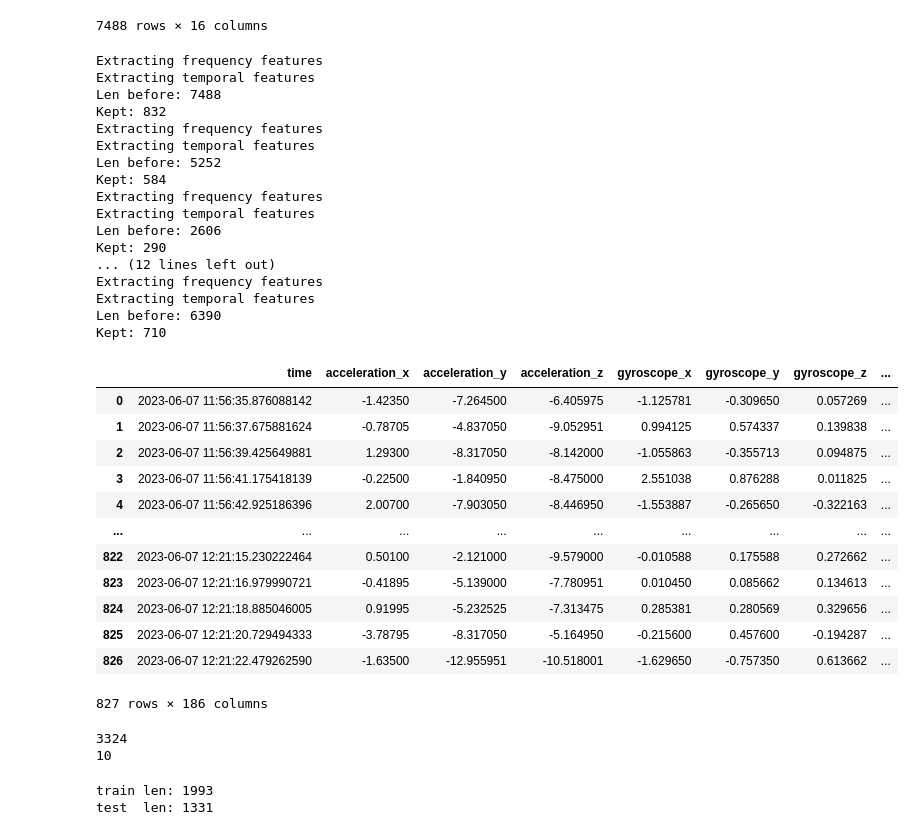
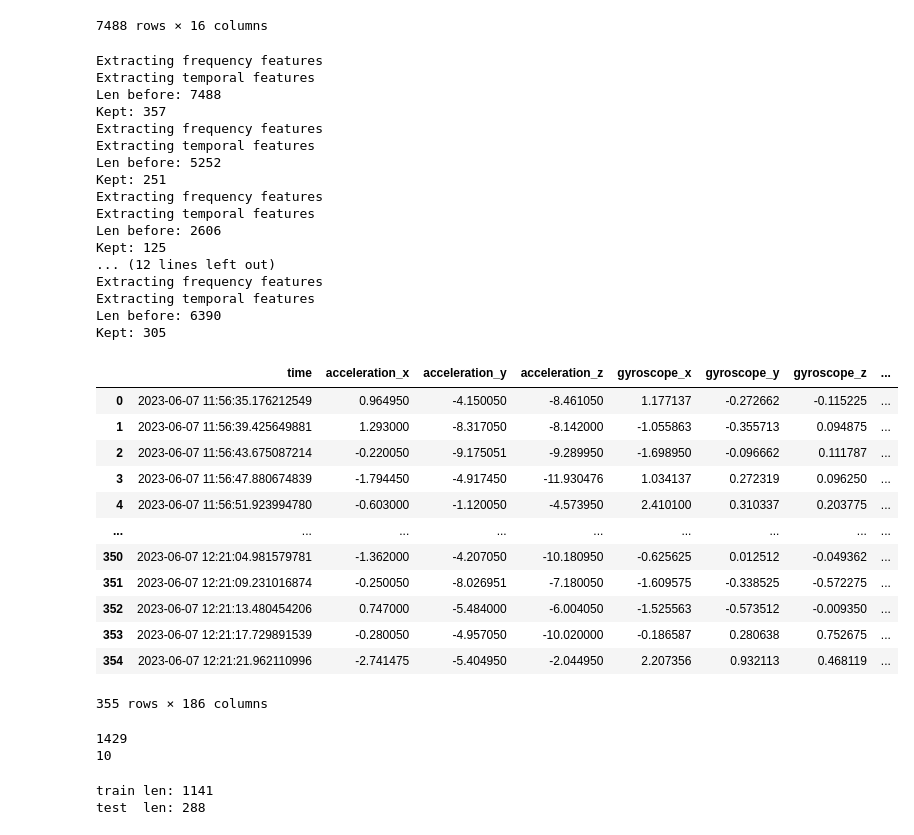
Before and after one commit to lucashecht/ML4QS, a Jupyter notebook: Model.ipynb, the cells around one changed output. Drawn from its saved outputs; the diff is of its cells as text; code cells hidden in the pictures.

```diff
--- a/Model.ipynb
+++ b/Model.ipynb
@@ -269,50 +269,50 @@ def extract_features(df, temporal_features, window_size=40, remove_overlap=0.5,
 # %%
 temporal_features = {
     "std": ["acceleration_x", "acceleration_y", "acceleration_z", "gyroscope_x", "gyroscope_y", "gyroscope_z"],
     "mean": ["acceleration_x", "acceleration_y", "acceleration_z", "gyroscope_x", "gyroscope_y", "gyroscope_z", "latitude", "longitude", "height", "velocity", "heart_rate"],
     "median": ["height", "heart_rate"],
     "slope": ["latitude", "longitude", "velocity"],
     "max": ["velocity", "heart_rate"],
     "min": ["velocity", "heart_rate"],
 }
 
 datasets = []
 
 for df in orig_datasets:
-    datasets.append(extract_features(df, temporal_features, remove_overlap=0.2))
+    datasets.append(extract_features(df, temporal_features, remove_overlap=0.5))
 
 datasets[0]
 # %% [output]
 Extracting frequency features
 Extracting temporal features
 Len before: 7488
-Kept: 832
+Kept: 357
 Extracting frequency features
 Extracting temporal features
 Len before: 5252
-Kept: 584
+Kept: 251
 Extracting frequency features
 Extracting temporal features
 Len before: 2606
-Kept: 290
+Kept: 125
 ... (12 lines left out)
 Extracting frequency features
 Extracting temporal features
 Len before: 6390
-Kept: 710
+Kept: 305
 |  | time | acceleration_x | acceleration_y | acceleration_z | gyroscope_x | gyroscope_y | gyroscope_z | ... |
-| 0 | 2023-06-07 11:56:35.876088142 | -1.42350 | -7.264500 | -6.405975 | -1.125781 | -0.309650 | 0.057269 | ... |
-| 1 | 2023-06-07 11:56:37.675881624 | -0.78705 | -4.837050 | -9.052951 | 0.994125 | 0.574337 | 0.139838 | ... |
-| 2 | 2023-06-07 11:56:39.425649881 | 1.29300 | -8.317050 | -8.142000 | -1.055863 | -0.355713 | 0.094875 | ... |
-| 3 | 2023-06-07 11:56:41.175418139 | -0.22500 | -1.840950 | -8.475000 | 2.551038 | 0.876288 | 0.011825 | ... |
-| 4 | 2023-06-07 11:56:42.925186396 | 2.00700 | -7.903050 | -8.446950 | -1.553887 | -0.265650 | -0.322163 | ... |
+| 0 | 2023-06-07 11:56:35.176212549 | 0.964950 | -4.150050 | -8.461050 | 1.177137 | -0.272662 | -0.115225 | ... |
+| 1 | 2023-06-07 11:56:39.425649881 | 1.293000 | -8.317050 | -8.142000 | -1.055863 | -0.355713 | 0.094875 | ... |
+| 2 | 2023-06-07 11:56:43.675087214 | -0.220050 | -9.175051 | -9.289950 | -1.698950 | -0.096662 | 0.111787 | ... |
+| 3 | 2023-06-07 11:56:47.880674839 | -1.794450 | -4.917450 | -11.930476 | 1.034137 | 0.272319 | 0.096250 | ... |
+| 4 | 2023-06-07 11:56:51.923994780 | -0.603000 | -1.120050 | -4.573950 | 2.410100 | 0.310337 | 0.203775 | ... |
 | ... | ... | ... | ... | ... | ... | ... | ... | ... |
-| 822 | 2023-06-07 12:21:15.230222464 | 0.50100 | -2.121000 | -9.579000 | -0.010588 | 0.175588 | 0.272662 | ... |
-| 823 | 2023-06-07 12:21:16.979990721 | -0.41895 | -5.139000 | -7.780951 | 0.010450 | 0.085662 | 0.134613 | ... |
-| 824 | 2023-06-07 12:21:18.885046005 | 0.91995 | -5.232525 | -7.313475 | 0.285381 | 0.280569 | 0.329656 | ... |
-| 825 | 2023-06-07 12:21:20.729494333 | -3.78795 | -8.317050 | -5.164950 | -0.215600 | 0.457600 | -0.194287 | ... |
-| 826 | 2023-06-07 12:21:22.479262590 | -1.63500 | -12.955951 | -10.518001 | -1.629650 | -0.757350 | 0.613662 | ... |
+| 350 | 2023-06-07 12:21:04.981579781 | -1.362000 | -4.207050 | -10.180950 | -0.625625 | 0.012512 | -0.049362 | ... |
+| 351 | 2023-06-07 12:21:09.231016874 | -0.250050 | -8.026951 | -7.180050 | -1.609575 | -0.338525 | -0.572275 | ... |
+| 352 | 2023-06-07 12:21:13.480454206 | 0.747000 | -5.484000 | -6.004050 | -1.525563 | -0.573512 | -0.009350 | ... |
+| 353 | 2023-06-07 12:21:17.729891539 | -0.280050 | -4.957050 | -10.020000 | -0.186587 | 0.280638 | 0.752675 | ... |
+| 354 | 2023-06-07 12:21:21.962110996 | -2.741475 | -5.404950 | -2.044950 | 2.207356 | 0.932113 | 0.468119 | ... |
-827 rows × 186 columns
+355 rows × 186 columns
 # %%
 features = [
     # Freq
@@ -368,7 +368,7 @@ features = ['heart_rate',
 print(sum(map(lambda x: len(x), datasets)))
 print(len(features))
 # %% [output]
-3324
+1429
 10
 # %%
 def train_test_split(df, train_percentage=0.8):
@@ -381,7 +381,7 @@ train_len = 0
 test_len = 0
 
 for df in datasets:
-    train, test = train_test_split(df, train_percentage=0.6)
+    train, test = train_test_split(df, train_percentage=0.8)
     train_len += len(train)
     test_len += len(test)
     train_datasets.append(train)
@@ -390,8 +390,8 @@ for df in datasets:
 print(f"train len: {train_len}")
 print(f"test  len: {test_len}")
 # %% [output]
-train len: 1993
-test  len: 1331
+train len: 1141
+test  len: 288
 # %%
 def fold_merge(datasets, kfolds=10):
     datasets_folds = []
```
Also changed, not shown: parts of 9 cells of this notebook.
